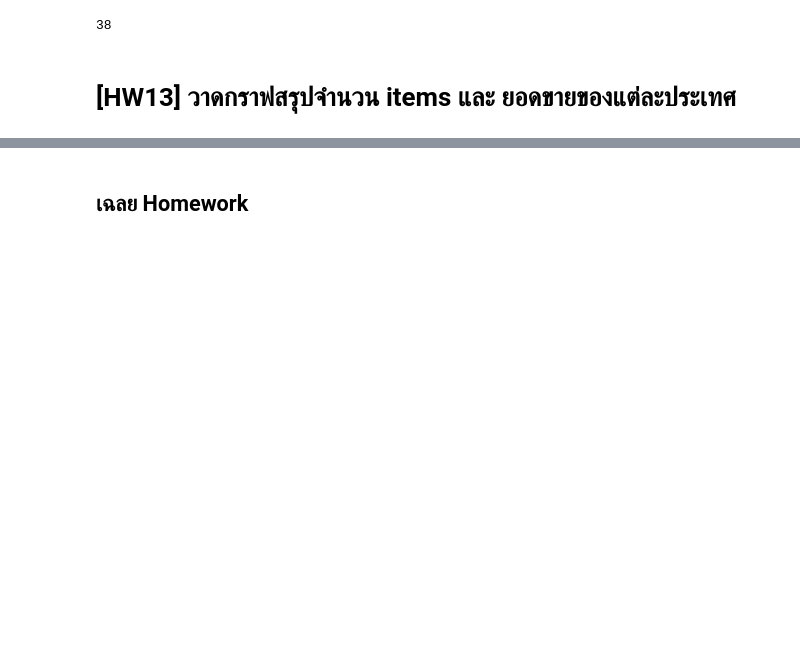
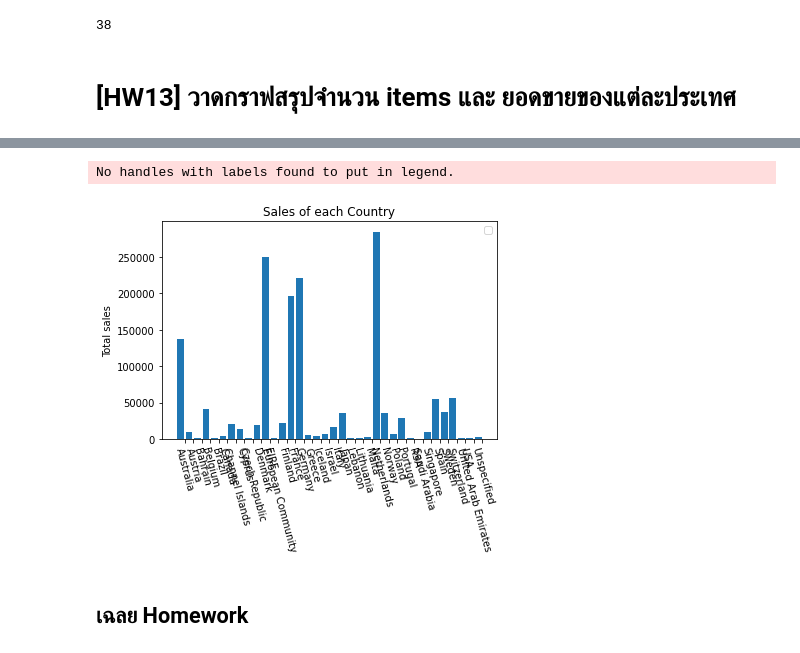
Before and after one commit to kittimaxz/DWDM21, a Jupyter notebook: Chapter6_Association_Rules.ipynb, the cells around one changed output, grey strips where cells are left out. Cells and saved outputs as stored; diff of their text form; code cells hidden in the pictures; blank space fills up the shorter version.

```diff
--- a/Chapter6_Association_Rules.ipynb
+++ b/Chapter6_Association_Rules.ipynb
@@ -259,3 +267,12 @@ plt.plot(range(len(sales_table.iloc[:-10,:])),sales_table.iloc[:-10,:])
+# %%
+plt.bar(np.arange(len(cs_drop.iloc[:,1])),cs_drop.iloc[:,1])
+plt.ylabel('Total sales')
+plt.title('Sales of each Country')
+plt.xticks(np.arange(len(cs_drop.iloc[:,0]))+0.5,cs_drop.iloc[:,0],rotation=-75)
+plt.legend();
+# %% [output]
+No handles with labels found to put in legend.
+[figure, added]
 # %% [markdown]
 ## เฉลย Homework
 # %% [markdown]
```
Also changed, not shown: parts of 15 cells of this notebook.
